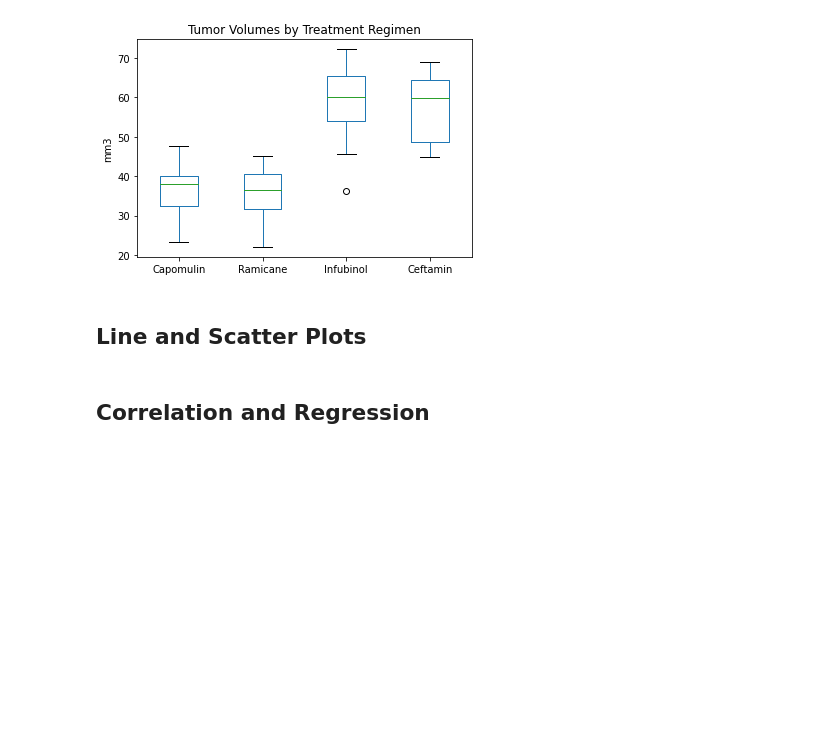
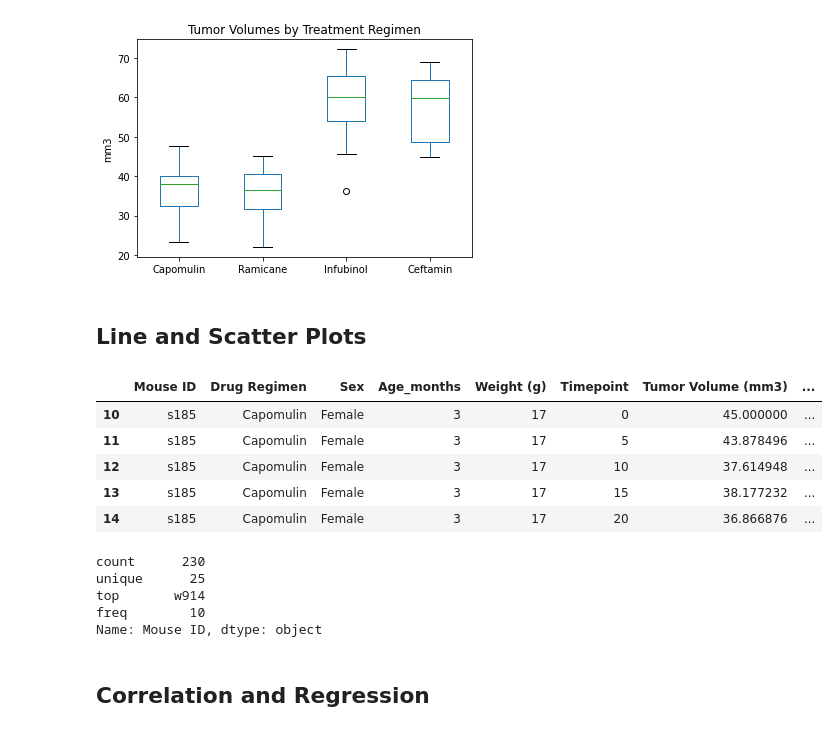
Before and after one commit to joe-m-2020/Pymaceuticals, a Jupyter notebook: pymaceuticals_starter-checkpoint-checkpoint-checkpoint.ipynb, the cells around one changed output. Cells and saved outputs as stored; diff of their text form; code cells hidden in the pictures; blank space fills up the shorter version.

```diff
--- a/pymaceuticals_starter-checkpoint-checkpoint-checkpoint.ipynb
+++ b/pymaceuticals_starter-checkpoint-checkpoint-checkpoint.ipynb
@@ -439,3 +358,21 @@ Text(0.5, 1.0, 'Tumor Volumes by Treatment Regimen')
 ## Line and Scatter Plots
 # %%
 # Generate a line plot of tumor volume vs. time point for a mouse treated with Capomulin
+capomulin_df = cl_mouse_study_df.loc[cl_mouse_study_df["Drug Regimen"] == "Capomulin", :]
+capomulin_df.head()
+# %% [output]
+|  | Mouse ID | Drug Regimen | Sex | Age_months | Weight (g) | Timepoint | Tumor Volume (mm3) | ... |
+| 10 | s185 | Capomulin | Female | 3 | 17 | 0 | 45.000000 | ... |
+| 11 | s185 | Capomulin | Female | 3 | 17 | 5 | 43.878496 | ... |
+| 12 | s185 | Capomulin | Female | 3 | 17 | 10 | 37.614948 | ... |
+| 13 | s185 | Capomulin | Female | 3 | 17 | 15 | 38.177232 | ... |
+| 14 | s185 | Capomulin | Female | 3 | 17 | 20 | 36.866876 | ... |
+# %%
+# Find the mouse with the most instances as top = w914
+capomulin_df["Mouse ID"].describe()
+# %% [output]
+count      230
+unique      25
+top       w914
+freq        10
+Name: Mouse ID, dtype: object
```
Also changed, not shown: parts of 7 cells of this notebook.
